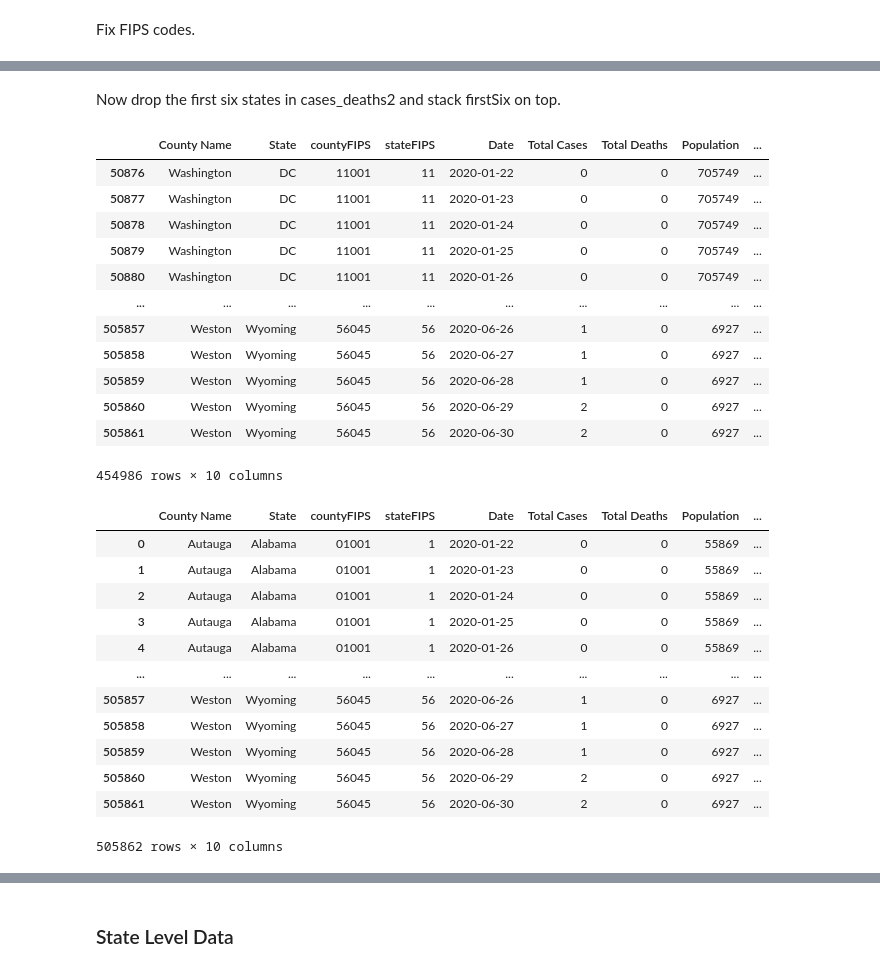
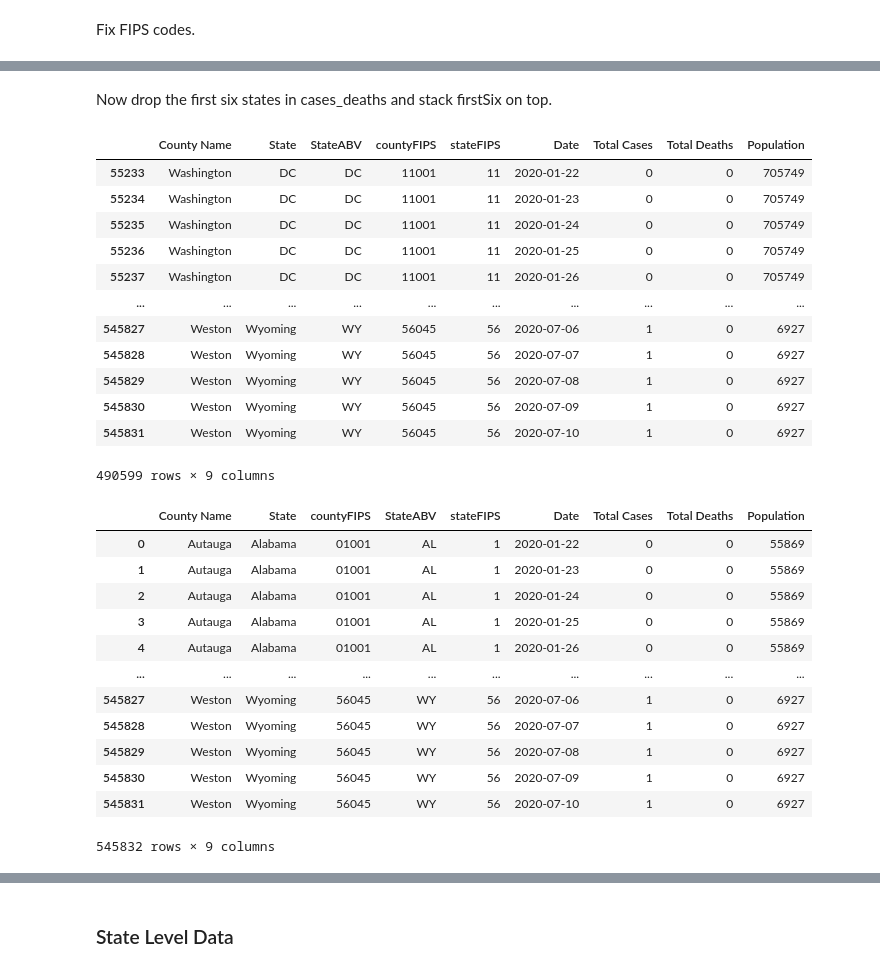
Before and after one commit to iscarff123/Covid19Project, a Jupyter notebook: Data_Preprocessing.ipynb, the cells around one changed output, grey strips where cells are left out. Saved outputs shown, nothing was run; the diff lists cells and outputs as text; code cells hidden in the pictures.

```diff
--- a/Data_Preprocessing.ipynb
+++ b/Data_Preprocessing.ipynb
@@ -451,7 +421,7 @@ cases
 # %%
 ### Unpivot death data
-deaths = pd.melt(deaths, id_vars = ['County Name', "State", "countyFIPS", "stateFIPS"],
-                 value_vars = list(deaths.columns[2:-2]),
+deaths = pd.melt(deaths, id_vars = ['County Name', "State", "StateABV", "countyFIPS", "stateFIPS"],
+                 value_vars = list(deaths.columns[3:-2]),
                  var_name = "Date", value_name = "Deaths")
 
 deaths
@@ -473,6 +443,6 @@ deaths
 Combine cases and deaths into one data frame.
 # %%
 ### Merge dataframes
-cases_deaths = cases.merge(deaths, on = ["State","County Name", "Date", "countyFIPS", "stateFIPS"])
+cases_deaths = cases.merge(deaths, on = ["State", "StateABV", "County Name", "Date", "countyFIPS", "stateFIPS"])
 cases_deaths
 # %% [output]
@@ -556,3 +492,0 @@ def newCases(data):
-# %%
-cases_deaths = parallel(cases_deaths, newCases)
-cases_deaths
@@ -590,3 +492,0 @@ def newDeaths(data):
-# %%
-cases_deaths = parallel(cases_deaths, newDeaths)
-cases_deaths
@@ -737,38 +600,38 @@ firstSix
 # %% [markdown]
-Now drop the first six states in cases_deaths2 and stack firstSix on top.
+Now drop the first six states in cases_deaths and stack firstSix on top.
 # %%
-firstSixIndex = np.arange(start = 0, stop = list(cases_deaths2["countyFIPS"][cases_deaths2["State"] == "DC"].index)[0])
-cases_deaths2 = cases_deaths2.drop(firstSixIndex)
-cases_deaths2
+firstSixIndex = np.arange(start = 0, stop = list(cases_deaths["countyFIPS"][cases_deaths["State"] == "DC"].index)[0])
+cases_deaths = cases_deaths.drop(firstSixIndex)
+cases_deaths
 # %% [output]
-|  | County Name | State | countyFIPS | stateFIPS | Date | Total Cases | Total Deaths | Population | ... |
-| 50876 | Washington | DC | 11001 | 11 | 2020-01-22 | 0 | 0 | 705749 | ... |
-| 50877 | Washington | DC | 11001 | 11 | 2020-01-23 | 0 | 0 | 705749 | ... |
-| 50878 | Washington | DC | 11001 | 11 | 2020-01-24 | 0 | 0 | 705749 | ... |
-| 50879 | Washington | DC | 11001 | 11 | 2020-01-25 | 0 | 0 | 705749 | ... |
-| 50880 | Washington | DC | 11001 | 11 | 2020-01-26 | 0 | 0 | 705749 | ... |
+|  | County Name | State | StateABV | countyFIPS | stateFIPS | Date | Total Cases | Total Deaths | Population |
+| 55233 | Washington | DC | DC | 11001 | 11 | 2020-01-22 | 0 | 0 | 705749 |
+| 55234 | Washington | DC | DC | 11001 | 11 | 2020-01-23 | 0 | 0 | 705749 |
+| 55235 | Washington | DC | DC | 11001 | 11 | 2020-01-24 | 0 | 0 | 705749 |
+| 55236 | Washington | DC | DC | 11001 | 11 | 2020-01-25 | 0 | 0 | 705749 |
+| 55237 | Washington | DC | DC | 11001 | 11 | 2020-01-26 | 0 | 0 | 705749 |
 | ... | ... | ... | ... | ... | ... | ... | ... | ... | ... |
-| 505857 | Weston | Wyoming | 56045 | 56 | 2020-06-26 | 1 | 0 | 6927 | ... |
-| 505858 | Weston | Wyoming | 56045 | 56 | 2020-06-27 | 1 | 0 | 6927 | ... |
-| 505859 | Weston | Wyoming | 56045 | 56 | 2020-06-28 | 1 | 0 | 6927 | ... |
-| 505860 | Weston | Wyoming | 56045 | 56 | 2020-06-29 | 2 | 0 | 6927 | ... |
-| 505861 | Weston | Wyoming | 56045 | 56 | 2020-06-30 | 2 | 0 | 6927 | ... |
+| 545827 | Weston | Wyoming | WY | 56045 | 56 | 2020-07-06 | 1 | 0 | 6927 |
+| 545828 | Weston | Wyoming | WY | 56045 | 56 | 2020-07-07 | 1 | 0 | 6927 |
+| 545829 | Weston | Wyoming | WY | 56045 | 56 | 2020-07-08 | 1 | 0 | 6927 |
+| 545830 | Weston | Wyoming | WY | 56045 | 56 | 2020-07-09 | 1 | 0 | 6927 |
+| 545831 | Weston | Wyoming | WY | 56045 | 56 | 2020-07-10 | 1 | 0 | 6927 |
-454986 rows × 10 columns
+490599 rows × 9 columns
 # %%
-cases_deaths2 = pd.concat([firstSix,cases_deaths2])
-cases_deaths2
+cases_deaths = pd.concat([firstSix,cases_deaths])
+cases_deaths
 # %% [output]
-|  | County Name | State | countyFIPS | stateFIPS | Date | Total Cases | Total Deaths | Population | ... |
-| 0 | Autauga | Alabama | 01001 | 1 | 2020-01-22 | 0 | 0 | 55869 | ... |
-| 1 | Autauga | Alabama | 01001 | 1 | 2020-01-23 | 0 | 0 | 55869 | ... |
-| 2 | Autauga | Alabama | 01001 | 1 | 2020-01-24 | 0 | 0 | 55869 | ... |
-| 3 | Autauga | Alabama | 01001 | 1 | 2020-01-25 | 0 | 0 | 55869 | ... |
-| 4 | Autauga | Alabama | 01001 | 1 | 2020-01-26 | 0 | 0 | 55869 | ... |
+|  | County Name | State | countyFIPS | StateABV | stateFIPS | Date | Total Cases | Total Deaths | Population |
+| 0 | Autauga | Alabama | 01001 | AL | 1 | 2020-01-22 | 0 | 0 | 55869 |
+| 1 | Autauga | Alabama | 01001 | AL | 1 | 2020-01-23 | 0 | 0 | 55869 |
+| 2 | Autauga | Alabama | 01001 | AL | 1 | 2020-01-24 | 0 | 0 | 55869 |
+| 3 | Autauga | Alabama | 01001 | AL | 1 | 2020-01-25 | 0 | 0 | 55869 |
+| 4 | Autauga | Alabama | 01001 | AL | 1 | 2020-01-26 | 0 | 0 | 55869 |
 | ... | ... | ... | ... | ... | ... | ... | ... | ... | ... |
-| 505857 | Weston | Wyoming | 56045 | 56 | 2020-06-26 | 1 | 0 | 6927 | ... |
-| 505858 | Weston | Wyoming | 56045 | 56 | 2020-06-27 | 1 | 0 | 6927 | ... |
-| 505859 | Weston | Wyoming | 56045 | 56 | 2020-06-28 | 1 | 0 | 6927 | ... |
-| 505860 | Weston | Wyoming | 56045 | 56 | 2020-06-29 | 2 | 0 | 6927 | ... |
-| 505861 | Weston | Wyoming | 56045 | 56 | 2020-06-30 | 2 | 0 | 6927 | ... |
+| 545827 | Weston | Wyoming | 56045 | WY | 56 | 2020-07-06 | 1 | 0 | 6927 |
+| 545828 | Weston | Wyoming | 56045 | WY | 56 | 2020-07-07 | 1 | 0 | 6927 |
+| 545829 | Weston | Wyoming | 56045 | WY | 56 | 2020-07-08 | 1 | 0 | 6927 |
+| 545830 | Weston | Wyoming | 56045 | WY | 56 | 2020-07-09 | 1 | 0 | 6927 |
+| 545831 | Weston | Wyoming | 56045 | WY | 56 | 2020-07-10 | 1 | 0 | 6927 |
-505862 rows × 10 columns
+545832 rows × 9 columns
 # %%
```
Also changed, not shown: parts of 145 cells of this notebook, 18 other files.
